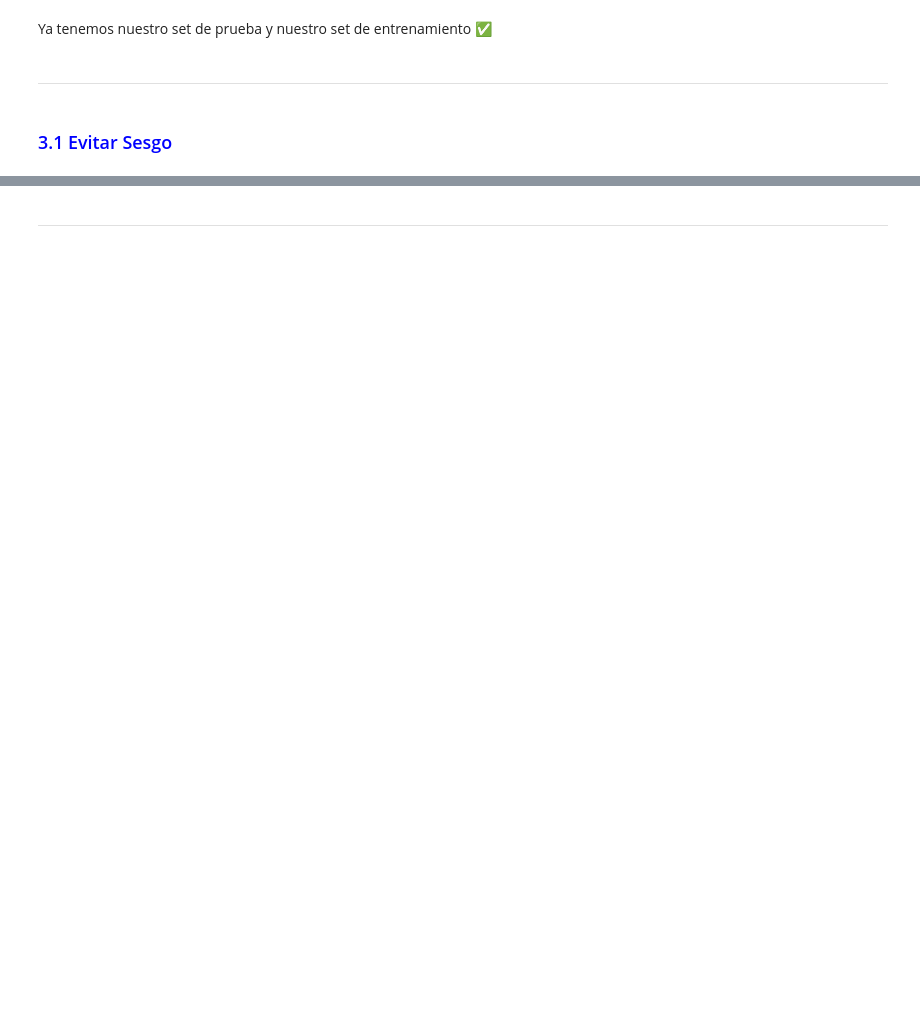
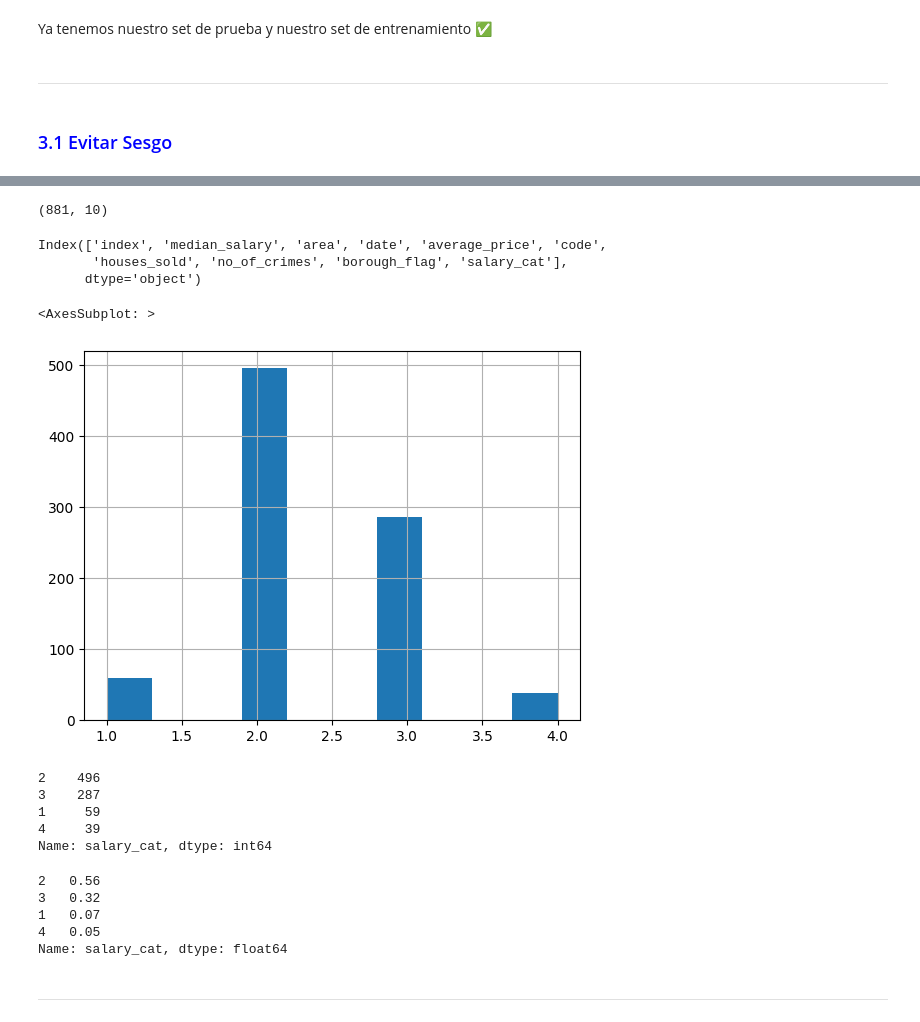
Before and after one commit to luismceli/Cap-tulo-2-Proyecto-End-to-End, a Jupyter notebook: Cap2_plantilla.ipynb, the cells around one changed output, grey strips where cells are left out. Saved outputs shown, nothing was run; the diff lists cells and outputs as text; code cells hidden in the pictures; blank space fills up the shorter version.

```diff
--- a/Cap2_plantilla.ipynb
+++ b/Cap2_plantilla.ipynb
@@ -94,6 +231,31 @@ Ya tenemos nuestro set de prueba y nuestro set de entrenamiento ✅
 # %%
 # Redefinir en 4 categorías, quitando en donde no hay datos (el bin#1)
+data = data.dropna(subset=['median_salary'])
+data = data.reset_index()
+print (data.shape)
+data.columns
+# %% [output]
+(881, 10)
+Index(['index', 'median_salary', 'area', 'date', 'average_price', 'code',
+       'houses_sold', 'no_of_crimes', 'borough_flag', 'salary_cat'],
+      dtype='object')
+# %%
+data["salary_cat"] = pd.cut(data["median_salary"],
+                           bins=[10000., 20000., 30000., 40000.,
+                                np.inf],
+                           labels=[1, 2, 3, 4])
+data["salary_cat"].hist()
+# %% [output]
+<AxesSubplot: >
+[figure, added]
 # %%
 #Verifica que si se redefinieron las categorías
+data["salary_cat"].value_counts()
+# %% [output]
+2    496
+3    287
+1     59
+4     39
+Name: salary_cat, dtype: int64
 # %%
 ## Dividir datos basándonos en nuestras categorías de salarios
@@ -104,5 +271,12 @@ Ya tenemos nuestro set de prueba y nuestro set de entrenamiento ✅
 # %%
 # Comprobación. Ya en porcentaje
+cat_set_prueba["salary_cat"].value_counts()/ len(cat_set_prueba)
+# %% [output]
+2   0.56
+3   0.32
+1   0.07
+4   0.05
+Name: salary_cat, dtype: float64
 # %% [markdown]
 ***
 # %%
```
Also changed, not shown: parts of 29 cells of this notebook, 1 other file.
